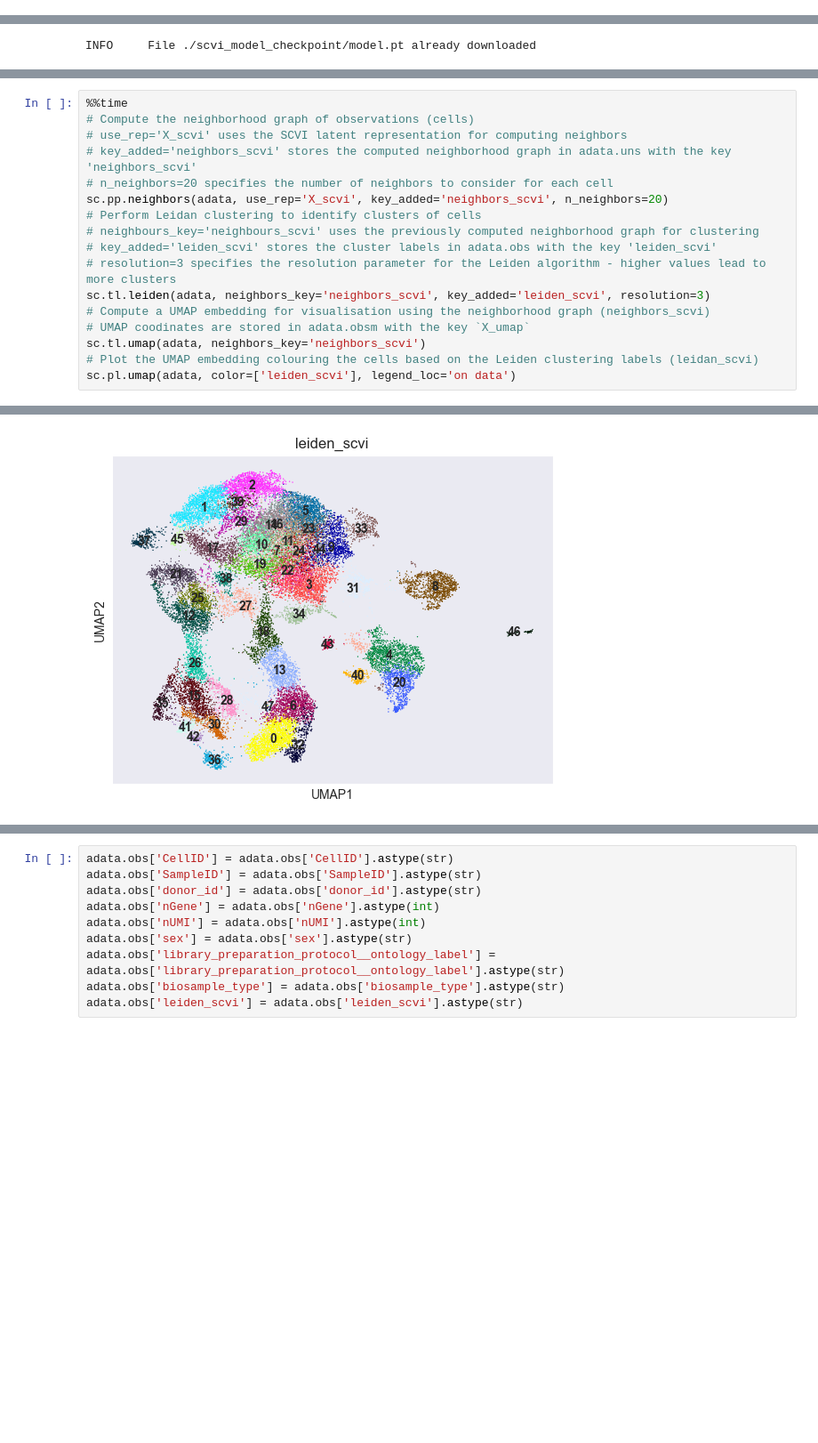
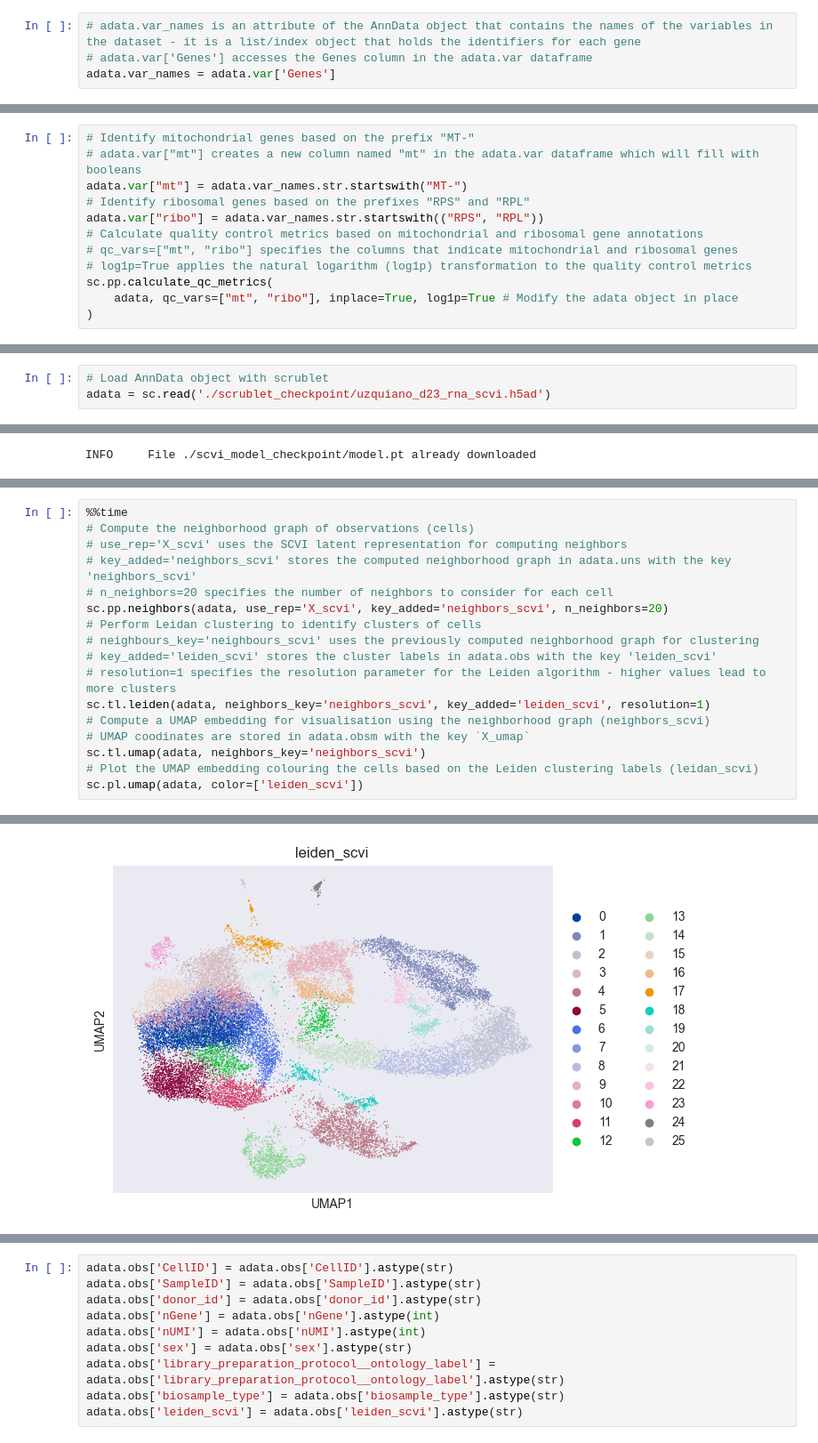
Before and after one commit to laurahuggon/figureonelab, a Jupyter notebook: uzquiano/uzquiano_d23_anndata.ipynb, the cells around one changed output, grey strips where cells are left out. Shown at 89% size. Cells and saved outputs as stored; diff of their text form; blank space fills up the shorter version.

```diff
--- a/uzquiano/uzquiano_d23_anndata.ipynb
+++ b/uzquiano/uzquiano_d23_anndata.ipynb
@@ -228,0 +382,4 @@ AnnData object with n_obs × n_vars = 29736 × 33694
+# %%
+# adata.var_names is an attribute of the AnnData object that contains the names of the variables in the dataset - it is a list/index object that holds the identifiers for each gene
+# adata.var['Genes'] accesses the Genes column in the adata.var dataframe
+adata.var_names = adata.var['Genes']
@@ -228,0 +392,12 @@ AnnData object with n_obs × n_vars = 29736 × 33694
+# %%
+# Identify mitochondrial genes based on the prefix "MT-"
+# adata.var["mt"] creates a new column named "mt" in the adata.var dataframe which will fill with booleans
+adata.var["mt"] = adata.var_names.str.startswith("MT-")
+# Identify ribosomal genes based on the prefixes "RPS" and "RPL"
+adata.var["ribo"] = adata.var_names.str.startswith(("RPS", "RPL"))
+# Calculate quality control metrics based on mitochondrial and ribosomal gene annotations
+# qc_vars=["mt", "ribo"] specifies the columns that indicate mitochondrial and ribosomal genes
+# log1p=True applies the natural logarithm (log1p) transformation to the quality control metrics
+sc.pp.calculate_qc_metrics(
+    adata, qc_vars=["mt", "ribo"], inplace=True, log1p=True # Modify the adata object in place
+)
@@ -249,0 +471,3 @@ AnnData object with n_obs × n_vars = 29736 × 20589
+# %%
+# Load AnnData object with scrublet
+adata = sc.read('./scrublet_checkpoint/uzquiano_d23_rna_scvi.h5ad')
@@ -346,11 +587,11 @@ sc.pp.neighbors(adata, use_rep='X_scvi', key_added='neighbors_scvi', n_neighbors
 # Perform Leidan clustering to identify clusters of cells
 # neighbours_key='neighbours_scvi' uses the previously computed neighborhood graph for clustering
 # key_added='leiden_scvi' stores the cluster labels in adata.obs with the key 'leiden_scvi'
-# resolution=3 specifies the resolution parameter for the Leiden algorithm - higher values lead to more clusters
-sc.tl.leiden(adata, neighbors_key='neighbors_scvi', key_added='leiden_scvi', resolution=3)
+# resolution=1 specifies the resolution parameter for the Leiden algorithm - higher values lead to more clusters
+sc.tl.leiden(adata, neighbors_key='neighbors_scvi', key_added='leiden_scvi', resolution=1)
 # Compute a UMAP embedding for visualisation using the neighborhood graph (neighbors_scvi)
 # UMAP coodinates are stored in adata.obsm with the key `X_umap`
 sc.tl.umap(adata, neighbors_key='neighbors_scvi')
 # Plot the UMAP embedding colouring the cells based on the Leiden clustering labels (leidan_scvi)
-sc.pl.umap(adata, color=['leiden_scvi'], legend_loc='on data')
+sc.pl.umap(adata, color=['leiden_scvi'])
 # %% [output]
@@ -359,2 +598,2 @@ OMP: Info #276: omp_set_nested routine deprecated, please use omp_set_max_active
  To achieve the future defaults please pass: flavor="igraph" and n_iterations=2.  directed must also be False to work with igraph's implementation.
-[figure, old version]
+[figure, new version]
```
Also changed, not shown: parts of 93 cells of this notebook.
